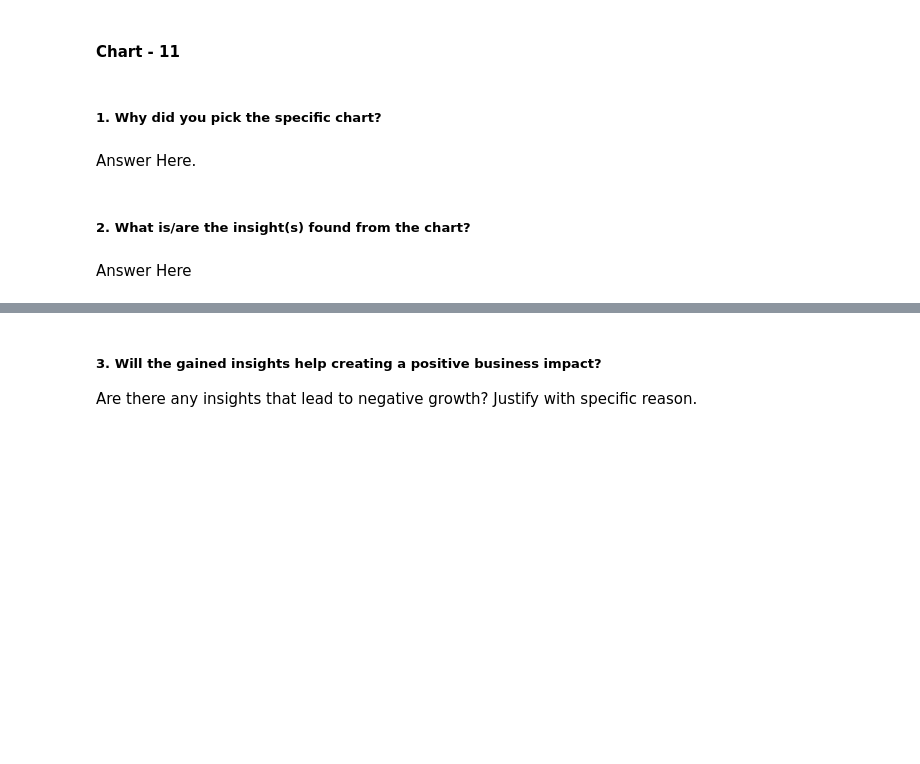
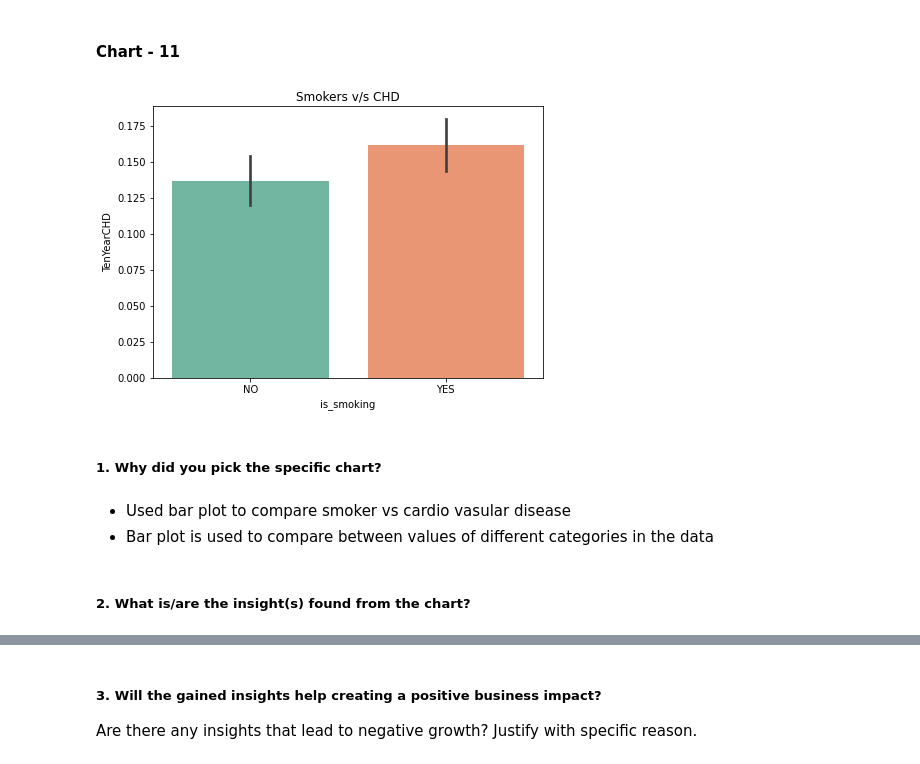
Before and after one commit to sakshantG/Cardiovascular_Risk_Prediction, a Jupyter notebook: Copy_of_Sample_ML_Submission_Template.ipynb, the cells around one changed output, grey strips where cells are left out. Saved outputs shown, nothing was run; the diff lists cells and outputs as text; code cells hidden in the pictures; blank space fills up the shorter version.

```diff
--- a/Copy_of_Sample_ML_Submission_Template.ipynb
+++ b/Copy_of_Sample_ML_Submission_Template.ipynb
@@ -853,8 +837,15 @@ But considering Health perspecting its creating negative impact on human being l
+# %%
+# Does smokers have risk of CHD
+fig, ax = plt.subplots(figsize=(7,5))
+ax = sns.barplot(x='is_smoking',y='TenYearCHD', data=cardio_df, palette='Set2')
+ax.set_title("Smokers v/s CHD")
+plt.show()
+# %% [output]
+[figure, added]
 # %% [markdown]
 ##### 1. Why did you pick the specific chart?
-# %% [markdown]
-Answer Here.
+# %% [markdown]
+* Used bar plot to compare smoker vs cardio vasular disease
+* Bar plot is used to compare between values of different categories in the data
 # %% [markdown]
 ##### 2. What is/are the insight(s) found from the chart?
-# %% [markdown]
-Answer Here
```
Also changed, not shown: parts of 81 cells of this notebook.
